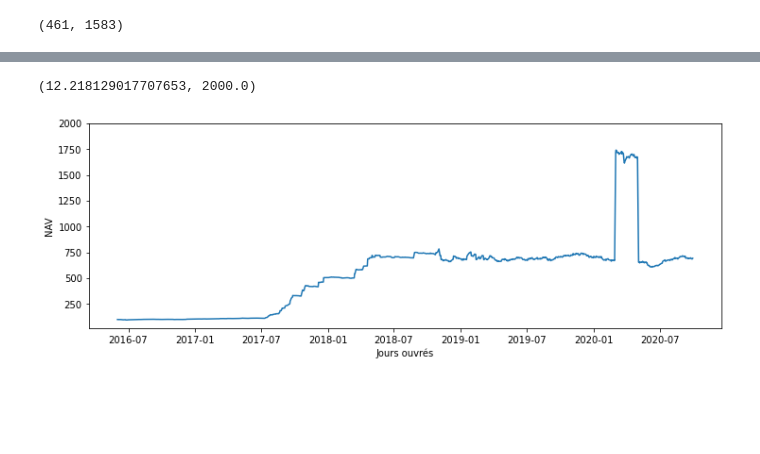
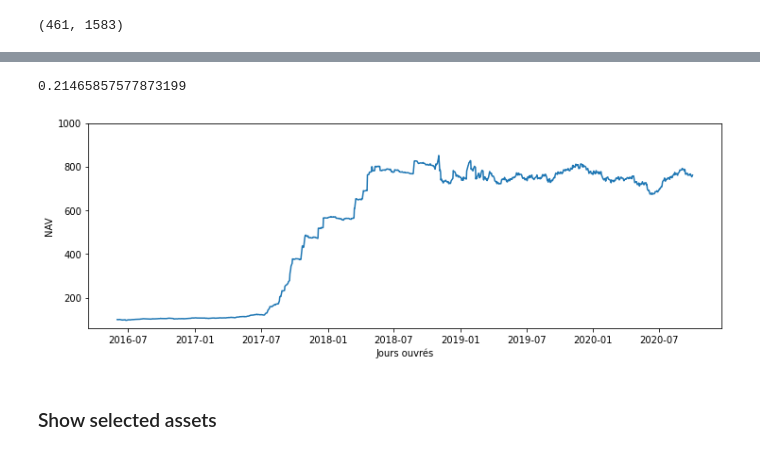
Before and after one commit to MightyGoldenOctopus/FlipperTheDolphin, a Jupyter notebook: Flipper.ipynb, the cells around one changed output, grey strips where cells are left out. Saved outputs shown, nothing was run; the diff lists cells and outputs as text; code cells hidden in the pictures; blank space fills up the shorter version.

```diff
--- a/Flipper.ipynb
+++ b/Flipper.ipynb
@@ -22,8 +22,8 @@ PSO_HP = PSOHyperparameters(
     social_acceleration = 1.0,
 )
 
-PSO_POPULATION = 100
-PSO_NB_ITER    = 100
+PSO_POPULATION = 750
+PSO_NB_ITER    = 200
 # %%
 HOLIDAYS = [
     dt.date(2016, 1, 1),
@@ -475,19 +478,26 @@ ref_v = Jump().get_asset(asset_dict[our_portfolio.key], our_portfolio.key)
 # %%
 legend = []
 a = []
+returns = []
+
 for v in ref_v:
     legend.append(datetime.strptime(v["date"], '%Y-%m-%d').date())
     a.append(v["values_usd"]["nav"])
+    returns.append(v["return"])
 
 plt.figure(figsize = (12, 4))
 
 plt.plot(legend, a)
 plt.ylabel("NAV")
 plt.xlabel("Jours ouvrés")
-plt.ylim(top=2000)
+plt.ylim(top=1000)
+
+np.std(returns) * np.sqrt(252)
 # %% [output]
-(12.218129017707653, 2000.0)
+0.21465857577873199
-[figure, old version]
+[figure, new version]
+# %% [markdown]
+### Show selected assets
 # %%
 for v in final_portfolio["2016-06-01"]:
     key = v["asset"]["asset"]
```
Also changed, not shown: parts of 17 cells of this notebook.
